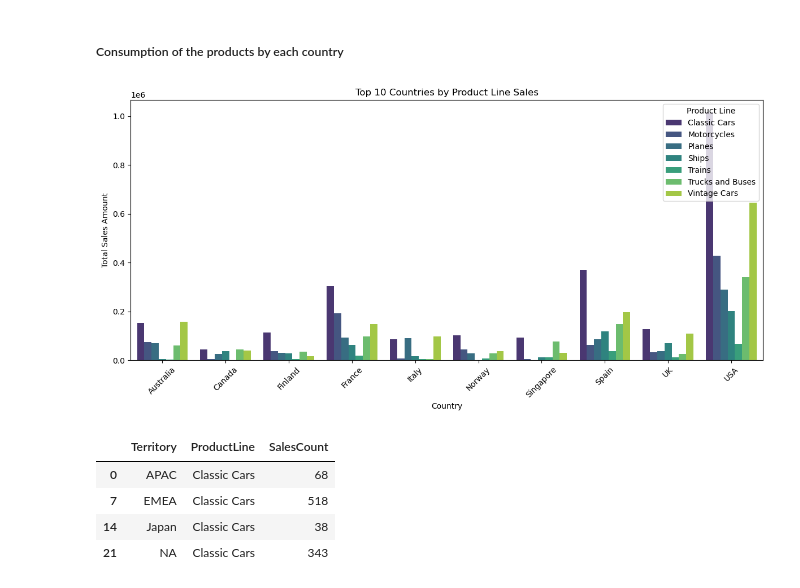
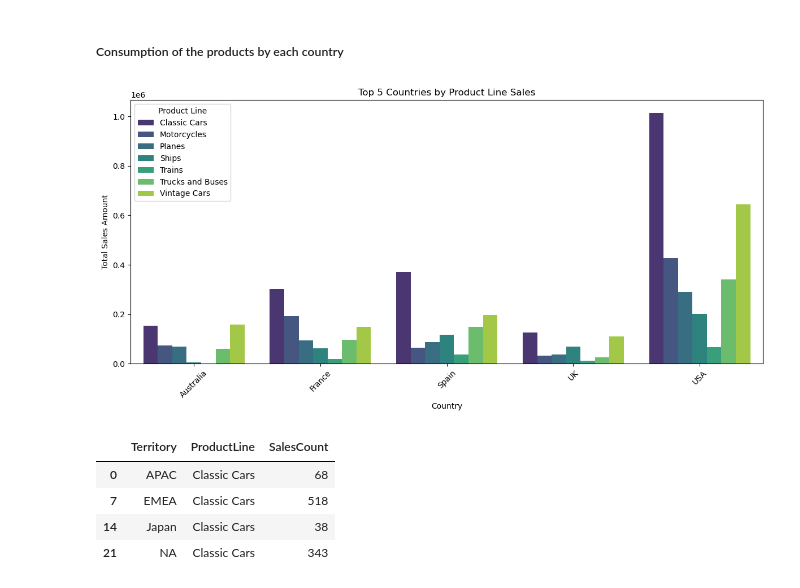
Before and after one commit to OjuokOchi/TOY-SALES-ANALYTICS, a Jupyter notebook: index.ipynb, the cells around one changed output. Saved outputs shown, nothing was run; the diff lists cells and outputs as text; code cells hidden in the pictures.

```diff
--- a/index.ipynb
+++ b/index.ipynb
@@ -618,21 +618,21 @@ Classic Cars have the most sales
 # %%
 country_product_sales = sales.groupby(['Country', 'ProductLine'])['TotalSalesAmount'].sum().reset_index()
 country_sales_total = country_product_sales.groupby('Country')['TotalSalesAmount'].sum()
-top_10_countries = country_sales_total.nlargest(10).index
-top_10_data = country_product_sales[country_product_sales['Country'].isin(top_10_countries)]
+top_countries = country_sales_total.nlargest(5).index
+top_data = country_product_sales[country_product_sales['Country'].isin(top_countries)]
 
 #plot
 plt.figure(figsize=(12, 6))
-sns.barplot(data=top_10_data, x='Country', y='TotalSalesAmount', hue='ProductLine', palette='viridis')
-plt.title("Top 10 Countries by Product Line Sales")
+sns.barplot(data=top_data, x='Country', y='TotalSalesAmount', hue='ProductLine', palette='viridis')
+plt.title("Top 5 Countries by Product Line Sales")
 plt.xlabel("Country")
 plt.ylabel("Total Sales Amount")
 plt.xticks(rotation=45)
 plt.legend(title='Product Line')
 plt.tight_layout()
 plt.show()
 # %% [output]
-[figure, old version]
+[figure, new version]
 # %%
 territory_product_sales = sales.groupby(['Territory', 'ProductLine']).size().reset_index(name='SalesCount')
 top_products_by_territory = territory_product_sales.loc[territory_product_sales.groupby('Territory')['SalesCount'].idxmax()]
```
